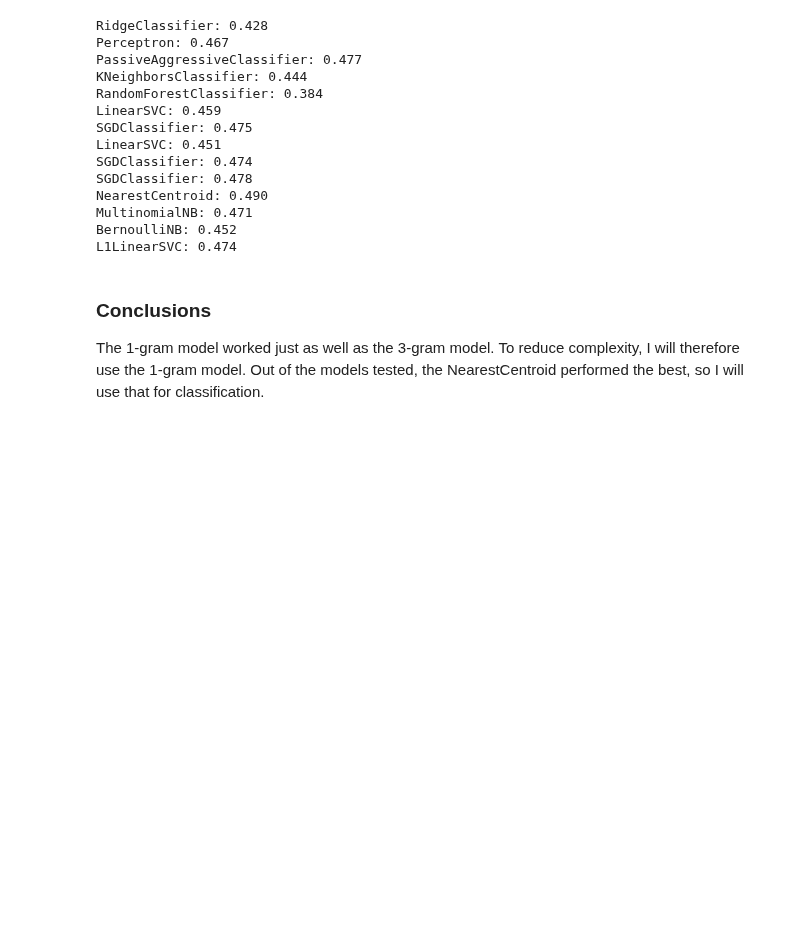
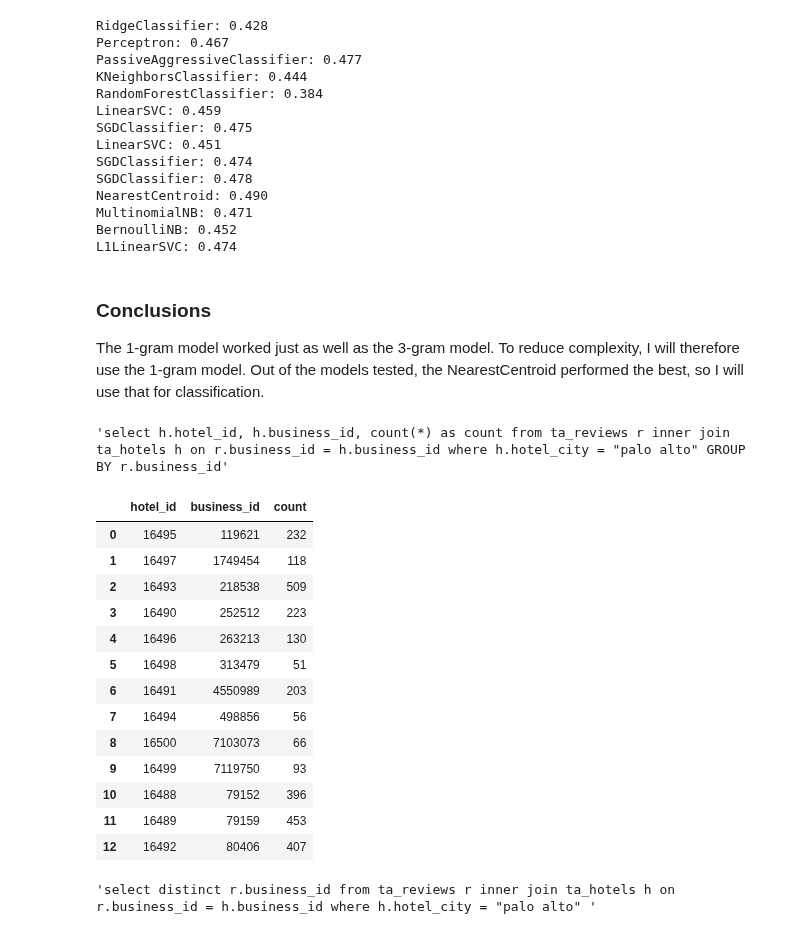
Before and after one commit to mattgiguere/doglodge, a Jupyter notebook: code/test_rating_classifiers.ipynb, the cells around one changed output. Saved outputs shown, nothing was run; the diff lists cells and outputs as text; code cells hidden in the pictures; blank space fills up the shorter version.

Commit message:
add logic to check if reviews for hotel already exist in DB

```diff
--- a/code/test_rating_classifiers.ipynb
+++ b/code/test_rating_classifiers.ipynb
@@ -941,3 +941,41 @@ L1LinearSVC: 0.474
 ### Conclusions
 
 The 1-gram model worked just as well as the 3-gram model. To reduce complexity, I will therefore use the 1-gram model. Out of the models tested, the NearestCentroid performed the best, so I will use that for classification.
+# %%
+engine = cadb.connect_aws_db(write_unicode=True)
+# %%
+city = 'palo_alto'
+# %%
+cmd = 'select h.hotel_id, h.business_id, count(*) as count from '
+cmd += 'ta_reviews r inner join ta_hotels h on r.business_id = '
+cmd += 'h.business_id where h.hotel_city = "'
+cmd += (' ').join(city.split('_'))+'" '
+cmd += 'GROUP BY r.business_id'
+cmd
+# %% [output]
+'select h.hotel_id, h.business_id, count(*) as count from ta_reviews r inner join ta_hotels h on r.business_id = h.business_id where h.hotel_city = "palo alto" GROUP BY r.business_id'
+# %%
+pd.read_sql_query(cmd, engine)
+# %% [output]
+|  | hotel_id | business_id | count |
+| 0 | 16495 | 119621 | 232 |
+| 1 | 16497 | 1749454 | 118 |
+| 2 | 16493 | 218538 | 509 |
+| 3 | 16490 | 252512 | 223 |
+| 4 | 16496 | 263213 | 130 |
+| 5 | 16498 | 313479 | 51 |
+| 6 | 16491 | 4550989 | 203 |
+| 7 | 16494 | 498856 | 56 |
+| 8 | 16500 | 7103073 | 66 |
+| 9 | 16499 | 7119750 | 93 |
+| 10 | 16488 | 79152 | 396 |
+| 11 | 16489 | 79159 | 453 |
+| 12 | 16492 | 80406 | 407 |
+# %%
+cmd = 'select distinct r.business_id from '
+cmd += 'ta_reviews r inner join ta_hotels h on r.business_id = '
+cmd += 'h.business_id where h.hotel_city = "'
+cmd += (' ').join(city.split('_'))+'" '
+cmd
+# %% [output]
+'select distinct r.business_id from ta_reviews r inner join ta_hotels h on r.business_id = h.business_id where h.hotel_city = "palo alto" '
```
Also changed, not shown: parts of 3 cells of this notebook, 1 other file.
